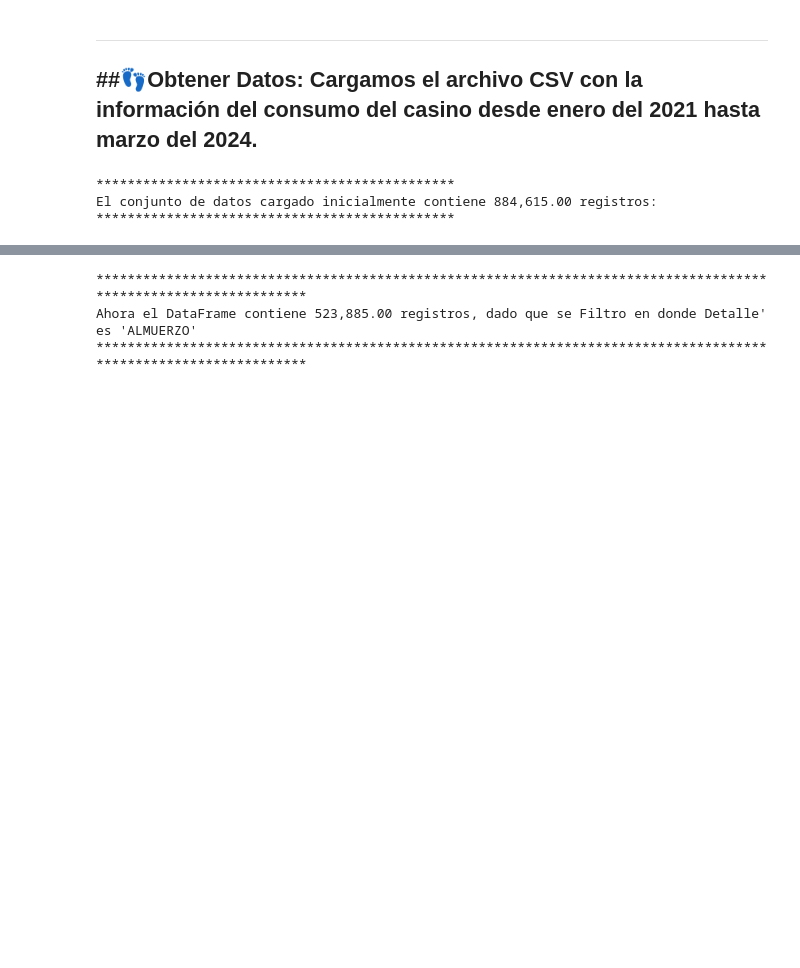
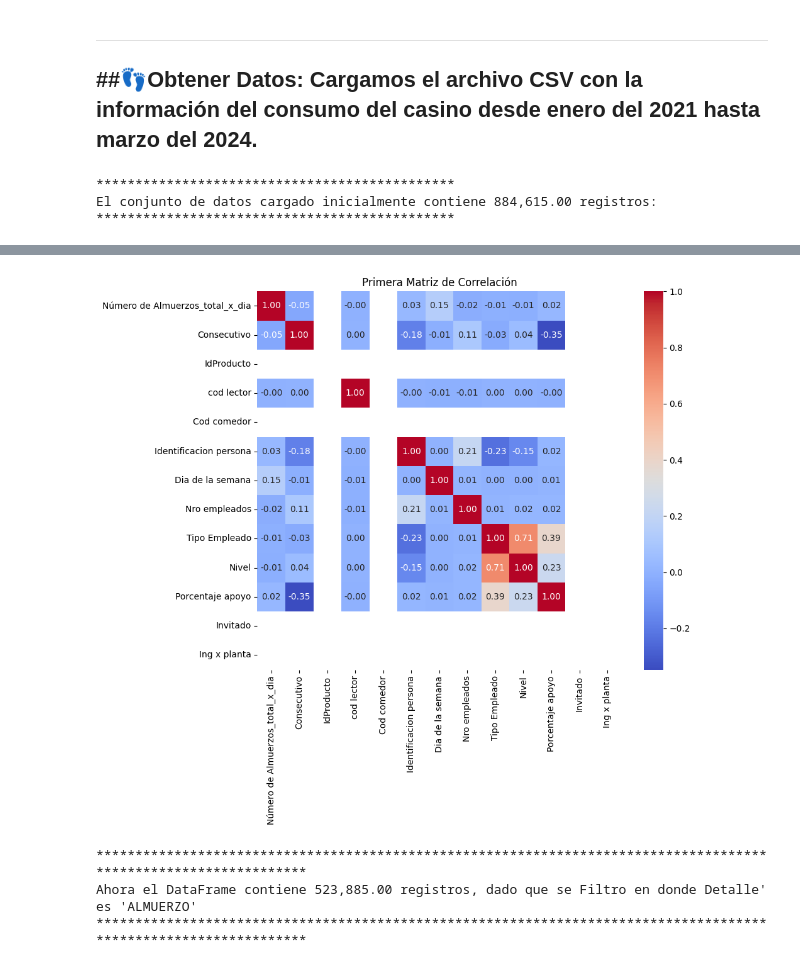
Before and after one commit to A01793509/Equipo_44, a Jupyter notebook: Avance2_44.ipynb, the cells around one changed output, grey strips where cells are left out. Saved outputs shown, nothing was run; the diff lists cells and outputs as text; code cells hidden in the pictures; blank space fills up the shorter version.

```diff
--- a/Avance2_44.ipynb
+++ b/Avance2_44.ipynb
@@ -167,3 +207,20 @@ plt.show()
+# %%
+# Crear la matriz de correlación
+columns_for_correlation = ['Número de Almuerzos_total_x_dia', 'Consecutivo', 'IdProducto', 'cod lector', 'Cod comedor',
+                           'Identificacion persona', 'Dia de la semana', 'Nro empleados', 'Tipo Empleado',
+                           'Nivel', 'Porcentaje apoyo', 'Invitado', 'Ing x planta']
+correlation_matrix = dfCasinoConsumo[columns_for_correlation].corr()
+
+# Visualización de la matriz de correlación
+plt.figure(figsize=(10, 9))
+sns.heatmap(correlation_matrix, annot=True, cmap='coolwarm', fmt=".2f")
+plt.title('Primera Matriz de Correlación')
+plt.xticks(rotation=90)
+plt.yticks(rotation=0)
+plt.tight_layout()
+plt.show()
+# %% [output]
+[figure, added]
 # %%
 print("*****************************************************************************************************************")
 print(f"Ahora el DataFrame contiene {len(dfCasinoConsumo):,.2f} registros, dado que se Filtro en donde Detalle' es 'ALMUERZO'")
```
Also changed, not shown: parts of 14 cells of this notebook.
